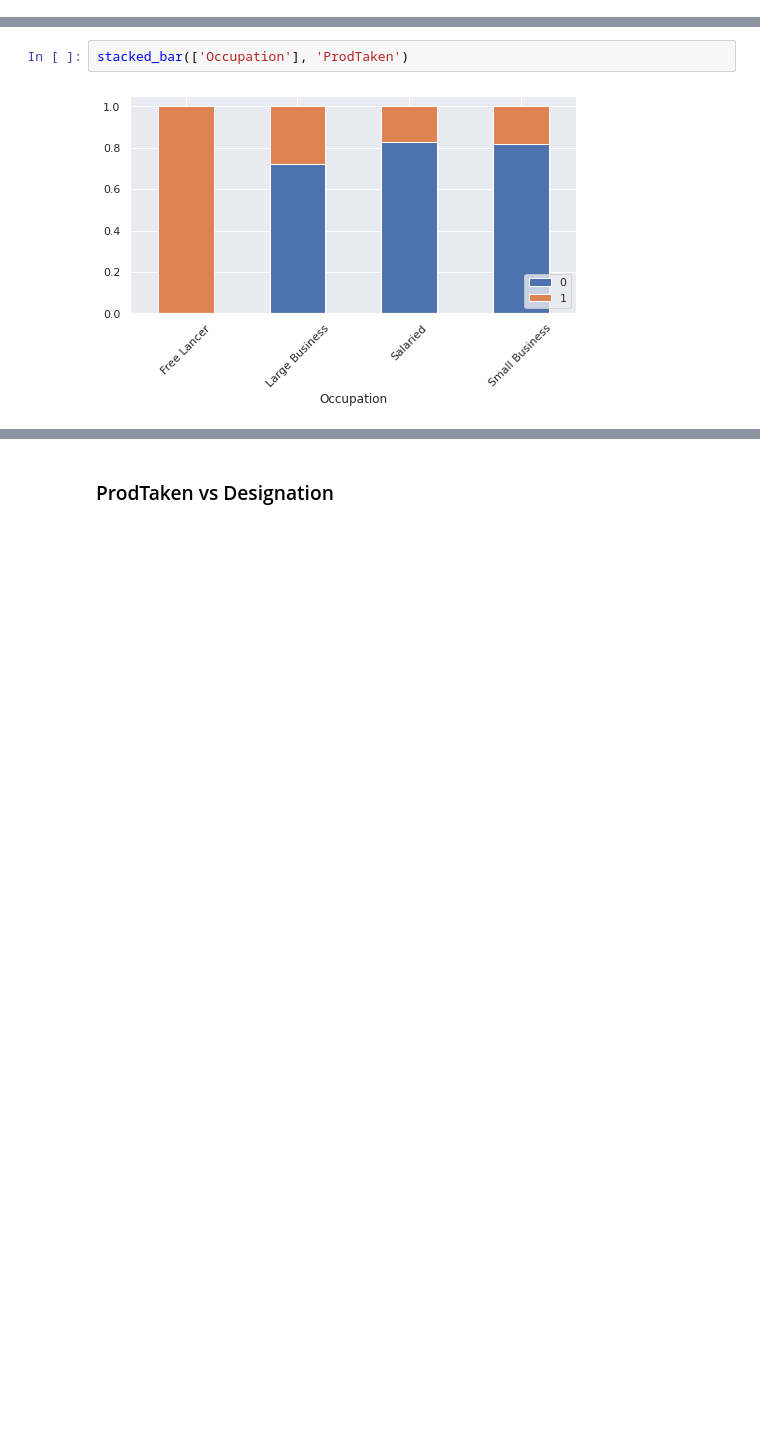
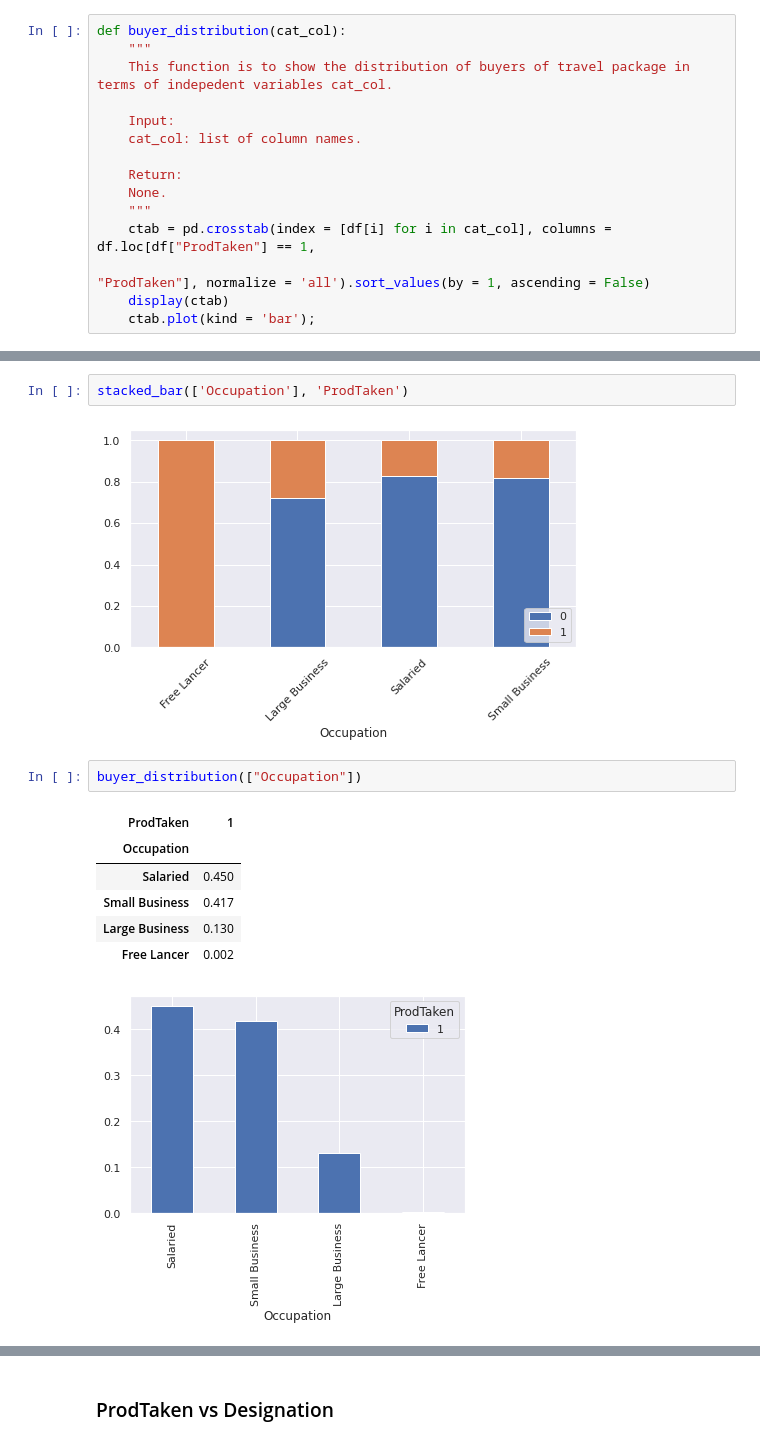
Before and after one commit to liangym2014/Data-science-and-machine-learning, a Jupyter notebook: 4.Travel_Package_Purchase_Prediction_Solution.ipynb, the cells around one changed output, grey strips where cells are left out. Drawn from its saved outputs; the diff is of its cells as text; blank space fills up the shorter version.

```diff
--- a/4.Travel_Package_Purchase_Prediction_Solution.ipynb
+++ b/4.Travel_Package_Purchase_Prediction_Solution.ipynb
@@ -351,6 +359,21 @@ def boxplot_with_and_without_outliers(cat_col, num_col, hue = None):
     plt.subplot(1, 2, 2);
     sns.boxplot(x = cat_col, y = num_col, hue = hue, data = df, showfliers = False);
     plt.title('Without outliers');
+# %%
+def buyer_distribution(cat_col):
+    """
+    This function is to show the distribution of buyers of travel package in terms of indepedent variables cat_col.
+
+    Input:
+    cat_col: list of column names.
+
+    Return:
+    None.
+    """
+    ctab = pd.crosstab(index = [df[i] for i in cat_col], columns = df.loc[df["ProdTaken"] == 1,
+                                                                          "ProdTaken"], normalize = 'all').sort_values(by = 1, ascending = False)
+    display(ctab)
+    ctab.plot(kind = 'bar');
 # %% [markdown]
 ### ProdTaken vs Age
 # %%
@@ -381,4 +404,14 @@ stacked_bar(['CityTier'], 'ProdTaken')
 stacked_bar(['Occupation'], 'ProdTaken')
 # %% [output]
 [figure]
+# %%
+buyer_distribution(["Occupation"])
+# %% [output]
+| ProdTaken | 1 |
+| Occupation |  |
+| Salaried | 0.450 |
+| Small Business | 0.417 |
+| Large Business | 0.130 |
+| Free Lancer | 0.002 |
+[figure, added]
 # %% [markdown]
```
Also changed, not shown: parts of 118 cells of this notebook.
